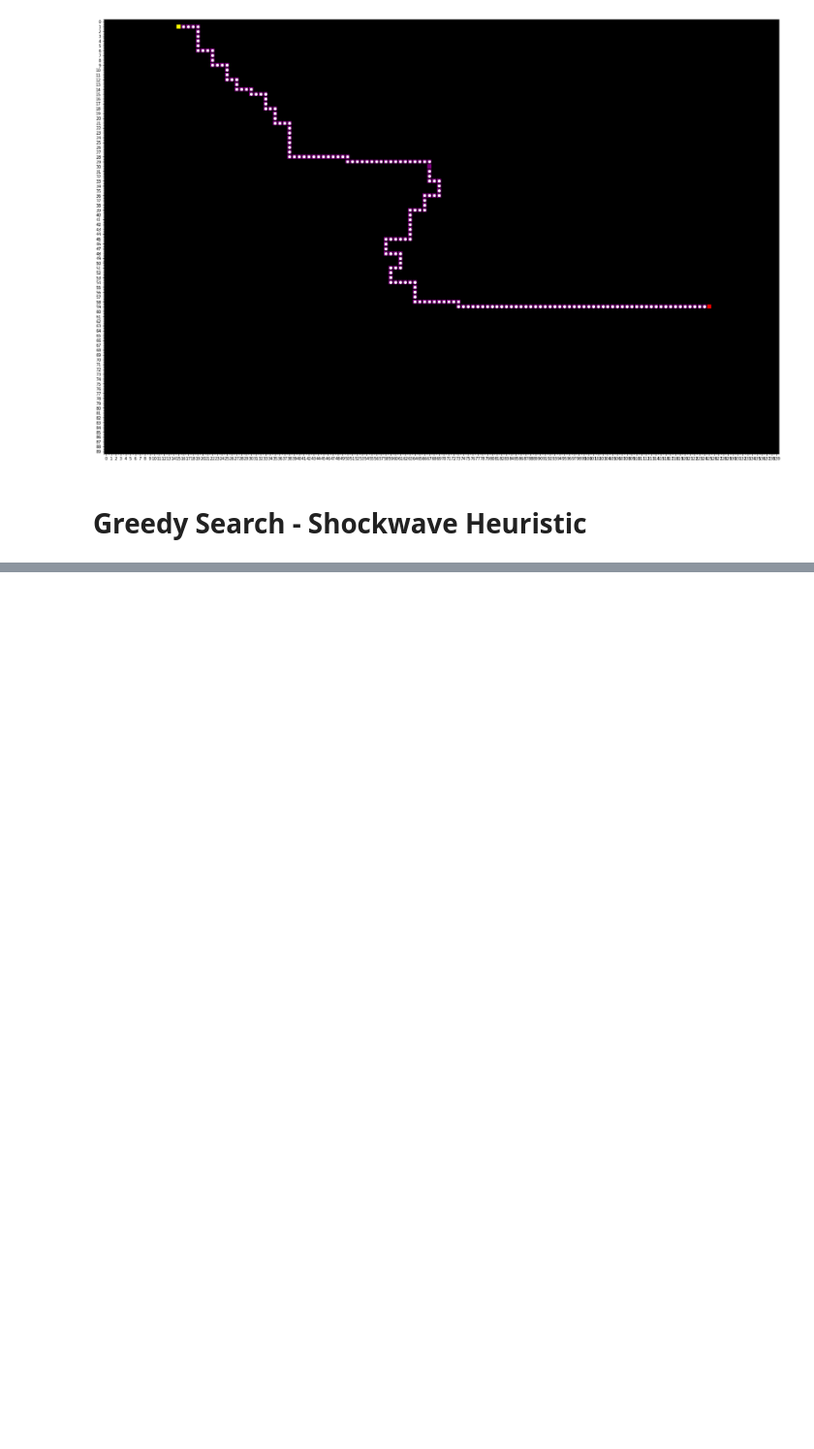
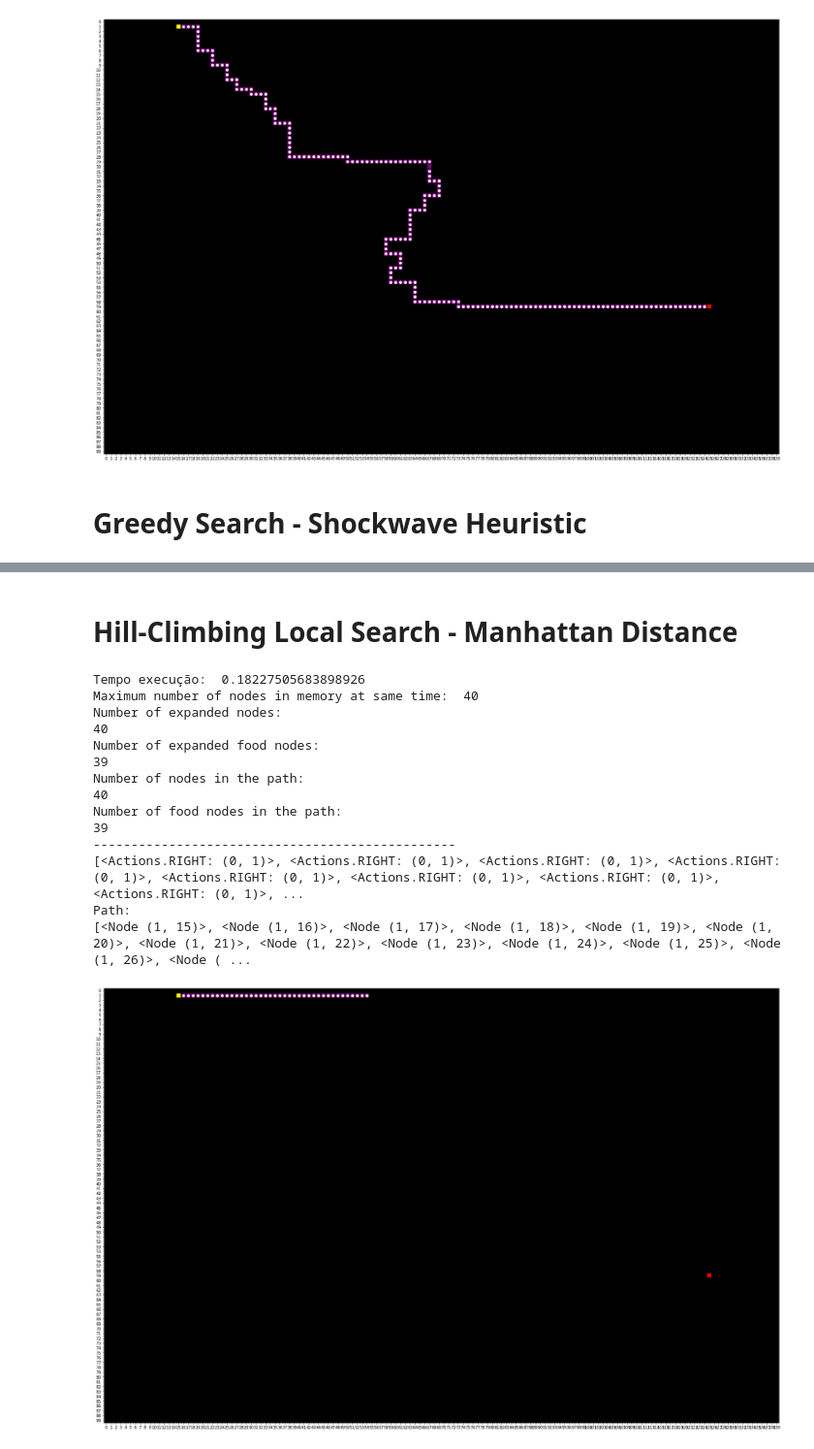
Before and after one commit to carolineap/mo416-2020s1-unicamp, a Jupyter notebook: project1/pacman.ipynb, the cells around one changed output, grey strips where cells are left out. Shown at 97% size. Drawn from its saved outputs; the diff is of its cells as text; code cells hidden in the pictures; blank space fills up the shorter version.

Commit message:
Add hill climbing search based on previous integration

```diff
--- a/project1/pacman.ipynb
+++ b/project1/pacman.ipynb
@@ -368,0 +370,26 @@ Path:
+# %% [markdown]
+# Hill-Climbing Local Search - Manhattan Distance
+# %%
+ini = time.time()
+solution_node, expanded_nodes, food_nodes, tam = pacman.hill_climbing_search(problem, problem.h)
+fim = time.time()
+print ("Tempo execução: ", fim-ini)
+print("Maximum number of nodes in memory at same time: ", tam)
+get_solution_info(solution_node, expanded_nodes, food_nodes)
+make_path_plot(maze, initial_position, goal_position, solution_node, mazeName_plot, "GS-SH")
+# %% [output]
+Tempo execução:  0.18227505683898926
+Maximum number of nodes in memory at same time:  40
+Number of expanded nodes:
+40
+Number of expanded food nodes:
+39
+Number of nodes in the path:
+40
+Number of food nodes in the path:
+39
+------------------------------------------------
+[<Actions.RIGHT: (0, 1)>, <Actions.RIGHT: (0, 1)>, <Actions.RIGHT: (0, 1)>, <Actions.RIGHT: (0, 1)>, <Actions.RIGHT: (0, 1)>, <Actions.RIGHT: (0, 1)>, <Actions.RIGHT: (0, 1)>, <Actions.RIGHT: (0, 1)>, ...
+Path:
+[<Node (1, 15)>, <Node (1, 16)>, <Node (1, 17)>, <Node (1, 18)>, <Node (1, 19)>, <Node (1, 20)>, <Node (1, 21)>, <Node (1, 22)>, <Node (1, 23)>, <Node (1, 24)>, <Node (1, 25)>, <Node (1, 26)>, <Node ( ...
+[figure, added]
```
Also changed, not shown: parts of 13 cells of this notebook, 1 other file.
